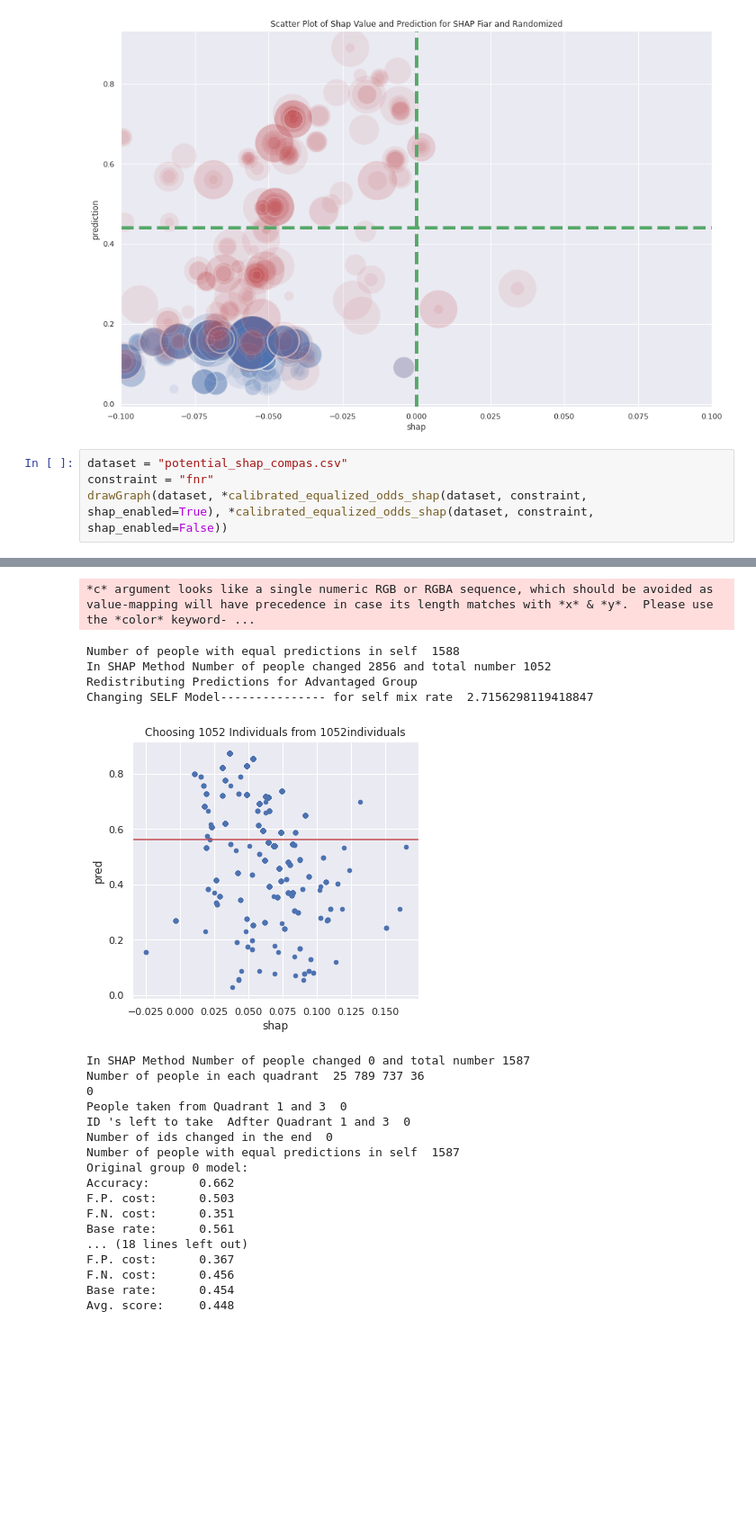
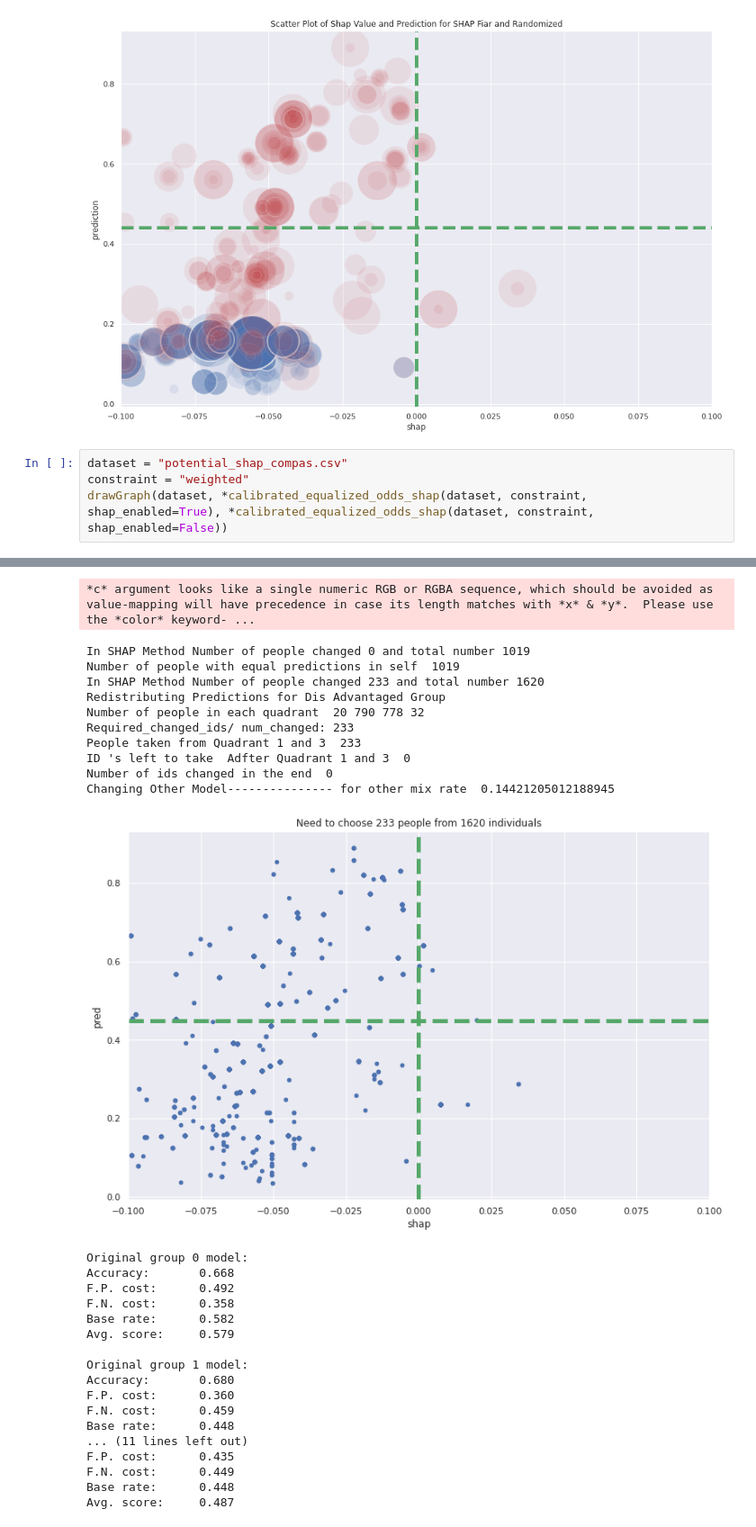
Before and after one commit to NathanielCJ/H2-unbiasedml, a Jupyter notebook: Shap/Shap_API.ipynb, the cells around one changed output, grey strips where cells are left out. Shown at 90% size. Cells and saved outputs as stored; diff of their text form; blank space fills up the shorter version.

```diff
--- a/Shap/Shap_API.ipynb
+++ b/Shap/Shap_API.ipynb
@@ -1467,7 +1553,7 @@ The length of the shap_shap list is 219
 [figure]
 # %%
 dataset = "potential_shap_compas.csv"
-constraint = "fnr"
+constraint = "weighted"
 drawGraph(dataset, *calibrated_equalized_odds_shap(dataset, constraint, shap_enabled=True), *calibrated_equalized_odds_shap(dataset, constraint, shap_enabled=False))
 # %% [output]
 *c* argument looks like a single numeric RGB or RGBA sequence, which should be avoided as value-mapping will have precedence in case its length matches with *x* & *y*.  Please use the *color* keyword- ...
@@ -1477,23 +1565,29 @@ Changing SELF Model--------------- for self mix rate  2.7156298119418847
 *c* argument looks like a single numeric RGB or RGBA sequence, which should be avoided as value-mapping will have precedence in case its length matches with *x* & *y*.  Please use the *color* keyword- ...
-Number of people with equal predictions in self  1588
-In SHAP Method Number of people changed 2856 and total number 1052
-Redistributing Predictions for Advantaged Group
-Changing SELF Model--------------- for self mix rate  2.7156298119418847
+In SHAP Method Number of people changed 0 and total number 1019
+Number of people with equal predictions in self  1019
+In SHAP Method Number of people changed 233 and total number 1620
+Redistributing Predictions for Dis Advantaged Group
+Number of people in each quadrant  20 790 778 32
+Required_changed_ids/ num_changed: 233
+People taken from Quadrant 1 and 3  233
+ID 's left to take  Adfter Quadrant 1 and 3  0
+Number of ids changed in the end  0
+Changing Other Model--------------- for other mix rate  0.14421205012188945
-[figure, old version]
+[figure, new version]
-In SHAP Method Number of people changed 0 and total number 1587
-Number of people in each quadrant  25 789 737 36
-0
-People taken from Quadrant 1 and 3  0
-ID 's left to take  Adfter Quadrant 1 and 3  0
-Number of ids changed in the end  0
-Number of people with equal predictions in self  1587
 Original group 0 model:
-Accuracy:       0.662
-F.P. cost:      0.503
-F.N. cost:      0.351
-Base rate:      0.561
-... (18 lines left out)
-F.P. cost:      0.367
-F.N. cost:      0.456
-Base rate:      0.454
-Avg. score:     0.448
+Accuracy:       0.668
+F.P. cost:      0.492
+F.N. cost:      0.358
+Base rate:      0.582
+Avg. score:     0.579
+
+Original group 1 model:
+Accuracy:       0.680
+F.P. cost:      0.360
+F.N. cost:      0.459
+Base rate:      0.448
+... (11 lines left out)
+F.P. cost:      0.435
+F.N. cost:      0.449
+Base rate:      0.448
+Avg. score:     0.487
```
Also changed, not shown: parts of 30 cells of this notebook, 8 other files.
